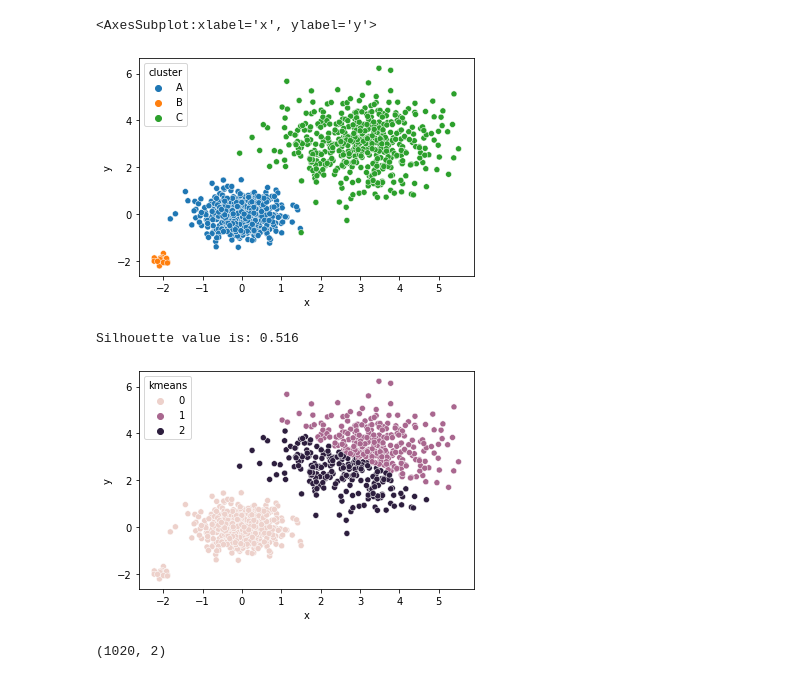
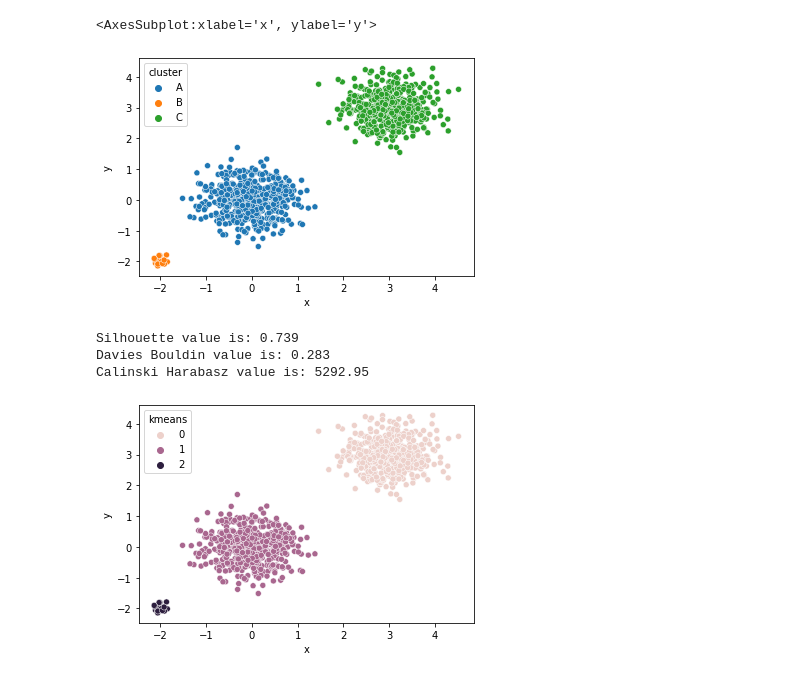
Before and after one commit to hsmaan/Iniquitate, a Jupyter notebook: workflow/analysis/python/02_label_free_metrics_imba_reworking.ipynb, the cells around one changed output. Saved outputs shown, nothing was run; the diff lists cells and outputs as text; code cells hidden in the pictures.

Commit message:
added further testing for label-free metrics

```diff
--- a/workflow/analysis/python/02_label_free_metrics_imba_reworking.ipynb
+++ b/workflow/analysis/python/02_label_free_metrics_imba_reworking.ipynb
@@ -14,7 +14,7 @@ from sklearn.utils import sparsefuncs
 # Generate gaussian blobs simulating an imbalanced clustering setting
 c_1 = np.random.normal(loc = 0, scale = 0.5, size = (500, 2))
 c_2 = np.random.normal(loc = -2, scale = 0.1, size = (20, 2))
-c_3 = np.random.normal(loc = 3, scale = 1, size = (500, 2))
+c_3 = np.random.normal(loc = 3, scale = 0.5, size = (500, 2))
 
 # Plot the given results
 cluster_df = pd.DataFrame({
@@ -36,28 +36,36 @@ sns.scatterplot(
 )
 # %% [output]
 <AxesSubplot:xlabel='x', ylabel='y'>
-[figure, old version]
+[figure, new version]
 # %%
 # Perform k-means clustering, calculate label-free metrics for
 # correct usage of k in the given scenario
 cluster_arr = np.array(cluster_df.iloc[:, 0:2])
-kmeans_res = cluster.KMeans(n_clusters = 2).fit_predict(X = cluster_arr)
+kmeans_res = cluster.KMeans(n_clusters = 3).fit_predict(X = cluster_arr)
 cluster_df["kmeans"] = kmeans_res
 sns.scatterplot(
     x = "x",
     y = "y",
     hue = "kmeans",
     data = cluster_df
 )
 sil_val = metrics.silhouette_score(
     cluster_df.iloc[:, 0:2].values,
     cluster_df.kmeans
 )
+db_val = metrics.davies_bouldin_score(
+    cluster_df.iloc[:, 0:2].values,
+    cluster_df.kmeans
+)
+ch_val = metrics.calinski_harabasz_score(
+    cluster_df.iloc[:, 0:2].values,
+    cluster_df.kmeans
+)
 print("Silhouette value is: " + str(round(sil_val, 3)))
+print("Davies Bouldin value is: " + str(round(db_val, 3)))
+print("Calinski Harabasz value is: " + str(round(ch_val, 3)))
 # %% [output]
-Silhouette value is: 0.516
+Silhouette value is: 0.739
+Davies Bouldin value is: 0.283
+Calinski Harabasz value is: 5292.95
-[figure, old version]
+[figure, new version]
-# %%
-cluster_df.iloc[:, 0:2].values.shape
-# %% [output]
-(1020, 2)
```
Also changed, not shown: parts of 2 cells of this notebook.
